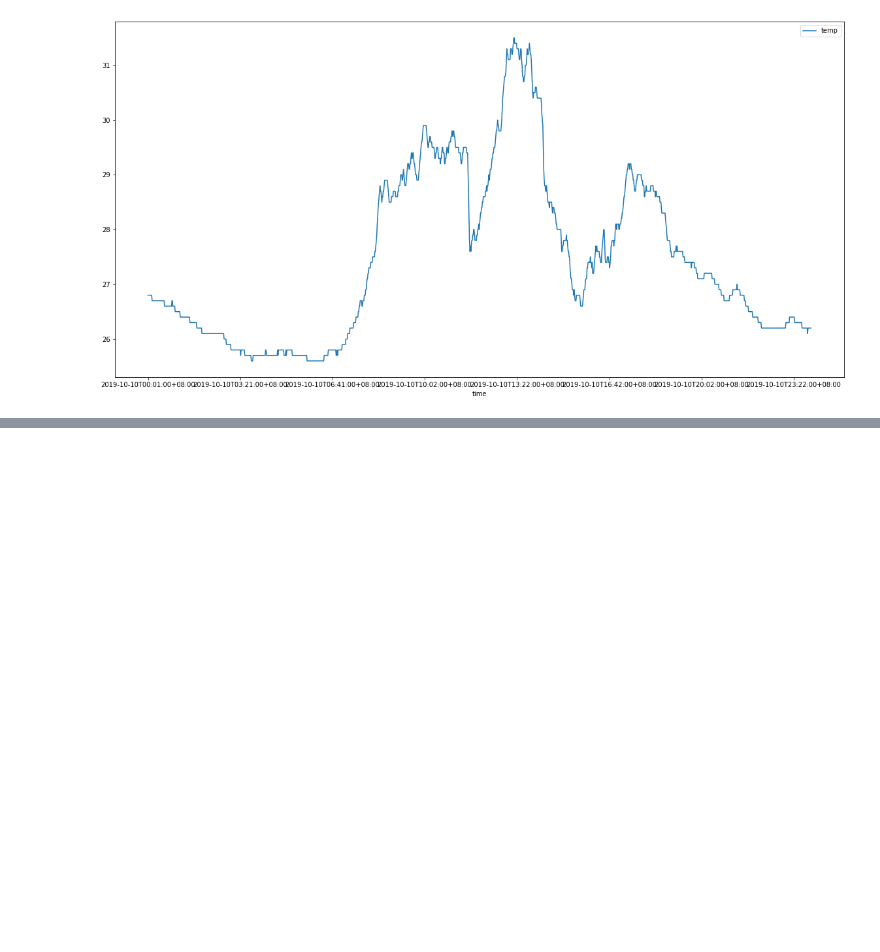
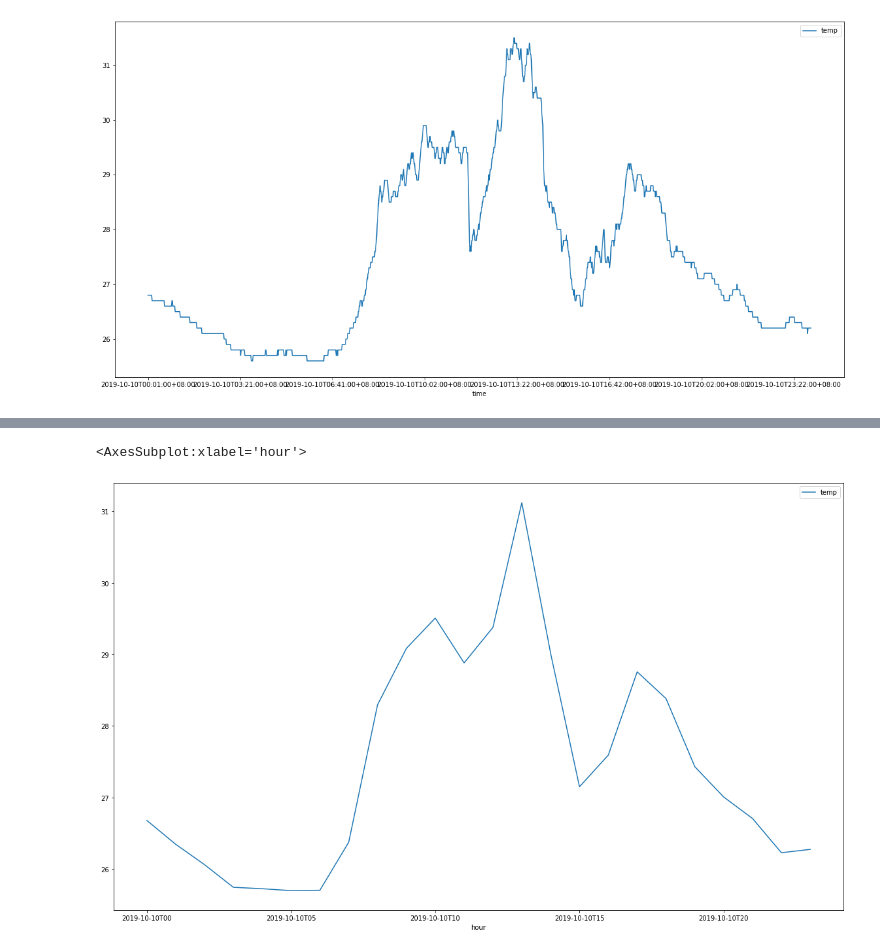
Before and after one commit to Saitop/sg_agi, a Jupyter notebook: notebooks/temperature_nodes.ipynb, the cells around one changed output, grey strips where cells are left out. Saved outputs shown, nothing was run; the diff lists cells and outputs as text; code cells hidden in the pictures; blank space fills up the shorter version.

Commit message:
experiment get average temperature by hour

```diff
--- a/notebooks/temperature_nodes.ipynb
+++ b/notebooks/temperature_nodes.ipynb
@@ -52,0 +65,2 @@ pd.DataFrame(output).plot(x="time", figsize=(20, 10))
+# %%
+catalog.load('station_temperature')
@@ -52,0 +82,3 @@ pd.DataFrame(output).plot(x="time", figsize=(20, 10))
+# %%
+df = catalog.load('station_temperature')
+df['hour'] = df['time'].apply(lambda x: x[:13])
@@ -52,0 +87,5 @@ pd.DataFrame(output).plot(x="time", figsize=(20, 10))
+# %%
+df.groupby(['hour']).mean().plot(figsize=(20, 12))
+# %% [output]
+<AxesSubplot:xlabel='hour'>
+[figure, added]
```
Also changed, not shown: parts of 4 cells of this notebook.
